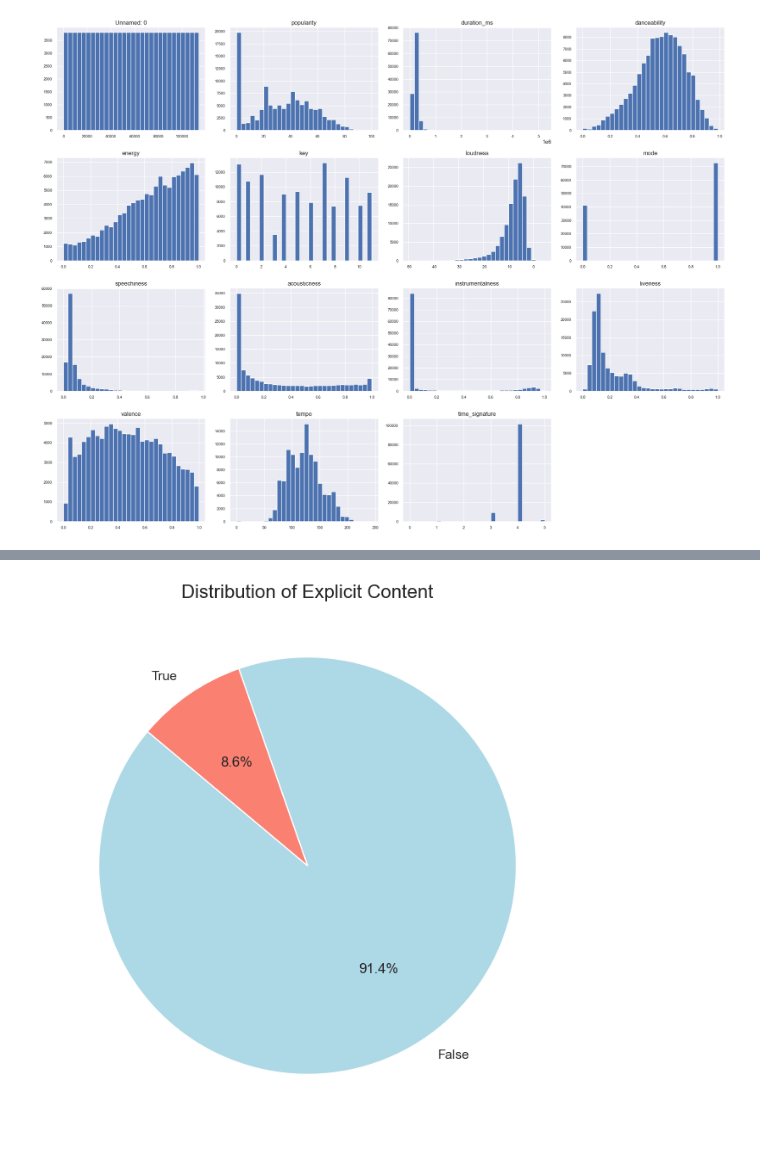
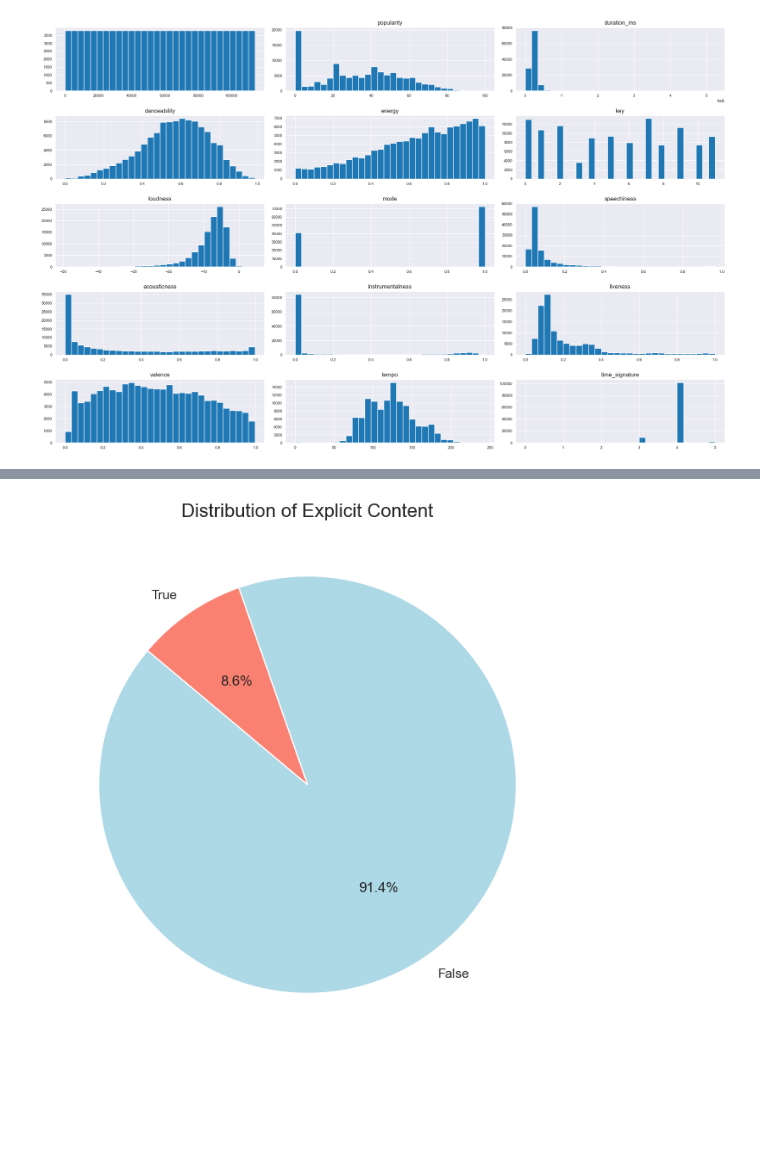
Before and after one commit to ammylin/DE-Final-Project-Sparkify, a Jupyter notebook: 00_eda.ipynb, the cells around one changed output, grey strips where cells are left out. Saved outputs shown, nothing was run; the diff lists cells and outputs as text; code cells hidden in the pictures; blank space fills up the shorter version.

```diff
--- a/00_eda.ipynb
+++ b/00_eda.ipynb
@@ -77,11 +85,24 @@ max         0.995000     243.372000        5.000000
-# %%
-# Histograms for numerical columns
-numerical_cols = df[df.columns[(df.dtypes == 'float64') | (df.dtypes == 'int64')]]
-
-sns.set_style('darkgrid')
-numerical_cols.hist(figsize=(20,15), bins=30, xlabelsize=8, ylabelsize=8)
-plt.tight_layout()
-plt.show()
-# %% [output]
-[figure, removed]
+# %%
+# Convert numeric columns to a dictionary of lists for plotting
+numeric_data = {col: df[col].to_list() for col in numeric_cols}
+
+# Plot histograms
+sns.set_style('darkgrid')
+fig, axes = plt.subplots(len(numeric_cols)//3 + 1, 3, figsize=(20, 15))
+axes = axes.flatten()
+
+for i, col in enumerate(numeric_cols):
+    axes[i].hist(numeric_data[col], bins=30)
+    axes[i].set_title(col)
+    axes[i].tick_params(axis='x', labelsize=8)
+    axes[i].tick_params(axis='y', labelsize=8)
+
+# Remove empty subplots
+for j in range(i+1, len(axes)):
+    fig.delaxes(axes[j])
+
+plt.tight_layout()
+plt.show()
+# %% [output]
+[figure, added]
 # %%
```
Also changed, not shown: parts of 22 cells of this notebook.
